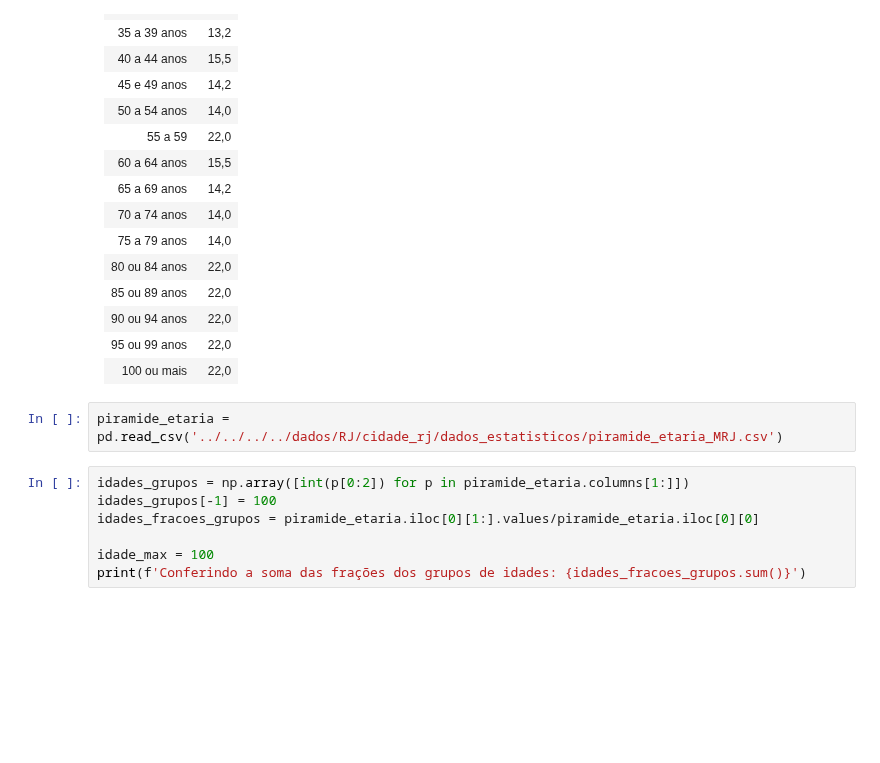
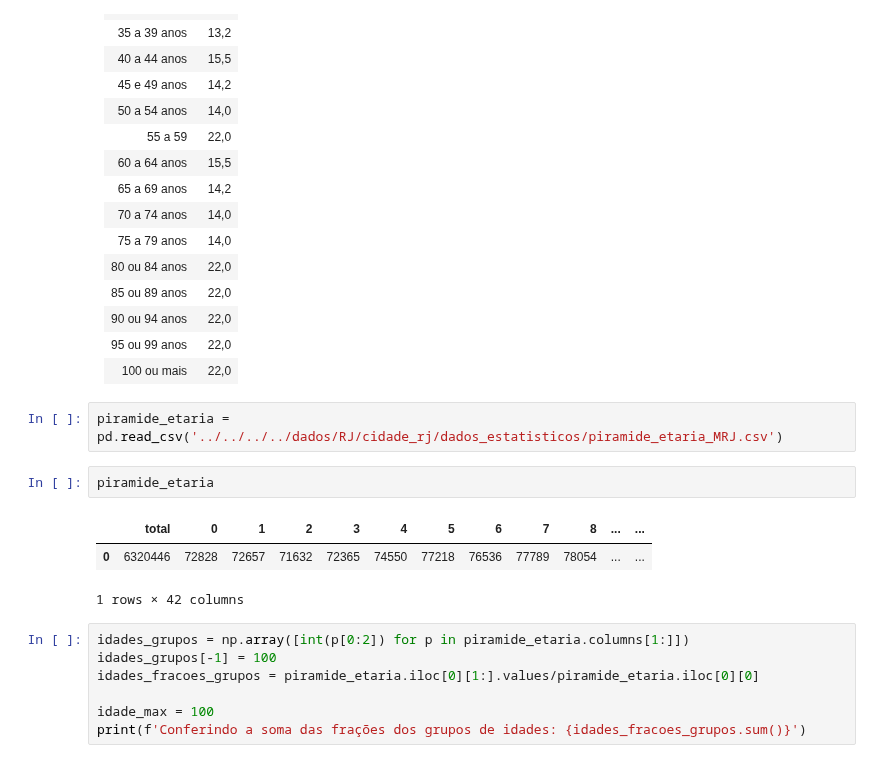
Before and after one commit to Modelagem-Covid-19-RJ/covid19, a Jupyter notebook: modelos/Factory/agent_based/RedeEscolar/Cenario_Rio_Escolar.ipynb, the cells around one changed output. Cells and saved outputs as stored; diff of their text form; blank space fills up the shorter version.

```diff
--- a/modelos/Factory/agent_based/RedeEscolar/Cenario_Rio_Escolar.ipynb
+++ b/modelos/Factory/agent_based/RedeEscolar/Cenario_Rio_Escolar.ipynb
@@ -239,6 +239,12 @@ plt.show()
 | 100 ou mais | 22,0 |
 # %%
 piramide_etaria = pd.read_csv('../../../../dados/RJ/cidade_rj/dados_estatisticos/piramide_etaria_MRJ.csv')
+# %%
+piramide_etaria
+# %% [output]
+|  | total | 0 | 1 | 2 | 3 | 4 | 5 | 6 | 7 | 8 | ... | ... |
+| 0 | 6320446 | 72828 | 72657 | 71632 | 72365 | 74550 | 77218 | 76536 | 77789 | 78054 | ... | ... |
+1 rows × 42 columns
 # %%
 idades_grupos = np.array([int(p[0:2]) for p in piramide_etaria.columns[1:]])
 idades_grupos[-1] = 100
```
Also changed, not shown: parts of 34 cells of this notebook.
